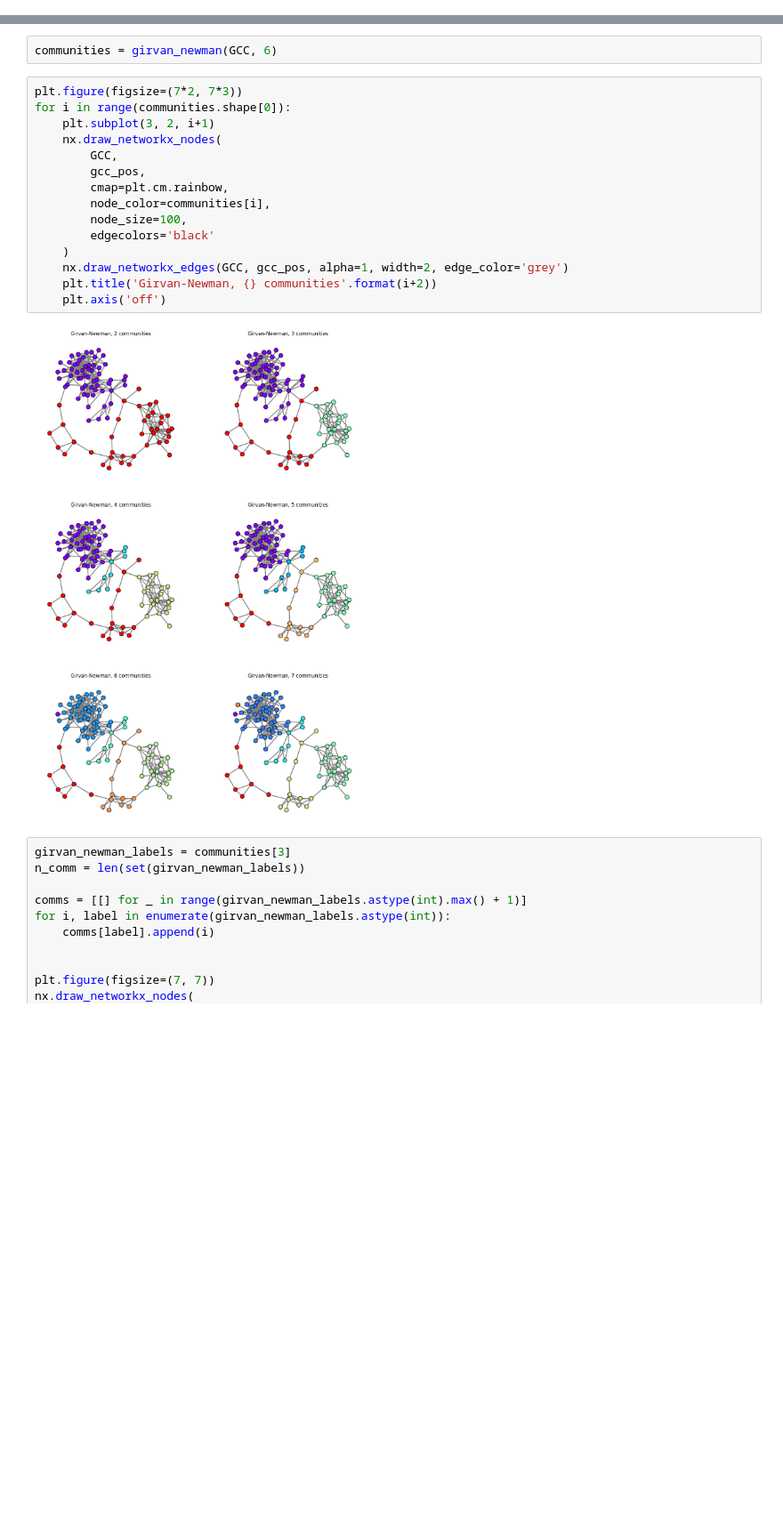
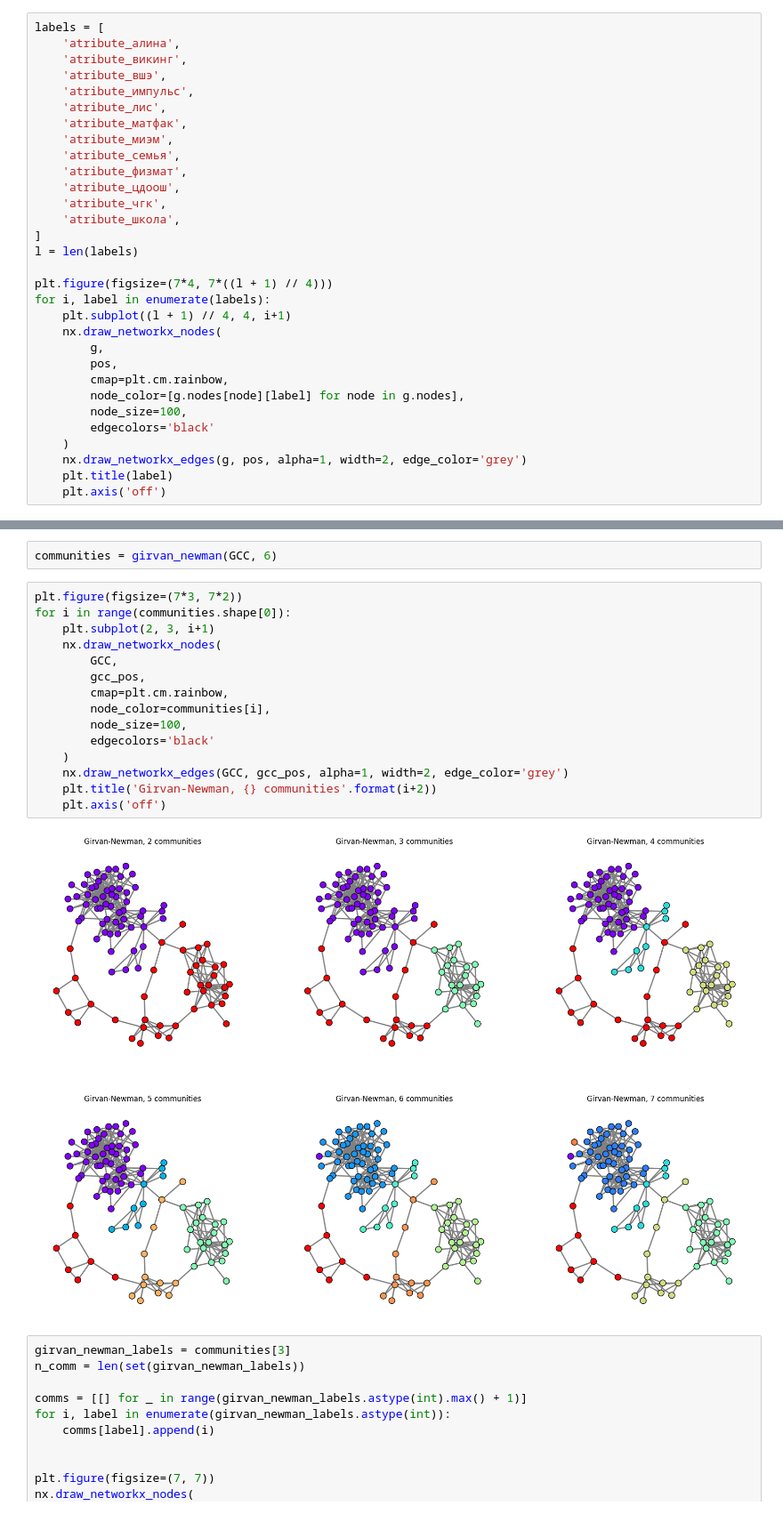
Before and after one commit to noriginalno/complex-networks-project, a Jupyter notebook: notebooks/ego_net_project.ipynb, the cells around one changed output, grey strips where cells are left out. Shown at 89% size. Cells and saved outputs as stored; diff of their text form; blank space fills up the shorter version.

```diff
--- a/notebooks/ego_net_project.ipynb
+++ b/notebooks/ego_net_project.ipynb
@@ -294,3 +294,34 @@ g.nodes[0]
  'atribute_цдоош': 1,
  'atribute_чгк': 0,
  'atribute_школа': 0}
+# %%
+labels = [
+    'atribute_алина',
+    'atribute_викинг',
+    'atribute_вшэ',
+    'atribute_импульс',
+    'atribute_лис',
+    'atribute_матфак',
+    'atribute_миэм',
+    'atribute_семья',
+    'atribute_физмат',
+    'atribute_цдоош',
+    'atribute_чгк',
+    'atribute_школа',
+]
+l = len(labels)
+
+plt.figure(figsize=(7*4, 7*((l + 1) // 4)))
+for i, label in enumerate(labels):
+    plt.subplot((l + 1) // 4, 4, i+1)
+    nx.draw_networkx_nodes(
+        g,
+        pos,
+        cmap=plt.cm.rainbow,
+        node_color=[g.nodes[node][label] for node in g.nodes],
+        node_size=100,
+        edgecolors='black'
+    )
+    nx.draw_networkx_edges(g, pos, alpha=1, width=2, edge_color='grey')
+    plt.title(label)
+    plt.axis('off')
@@ -333,22 +366,22 @@ def girvan_newman(G, n):
 # %%
 communities = girvan_newman(GCC, 6)
 # %%
-plt.figure(figsize=(7*2, 7*3))
+plt.figure(figsize=(7*3, 7*2))
 for i in range(communities.shape[0]):
-    plt.subplot(3, 2, i+1)
+    plt.subplot(2, 3, i+1)
     nx.draw_networkx_nodes(
         GCC,
         gcc_pos,
         cmap=plt.cm.rainbow,
         node_color=communities[i],
         node_size=100,
         edgecolors='black'
     )
     nx.draw_networkx_edges(GCC, gcc_pos, alpha=1, width=2, edge_color='grey')
     plt.title('Girvan-Newman, {} communities'.format(i+2))
     plt.axis('off')
 # %% [output]
-[figure, old version]
+[figure, new version]
 # %%
 girvan_newman_labels = communities[3]
 n_comm = len(set(girvan_newman_labels))
```
Also changed, not shown: parts of 5 cells of this notebook.
